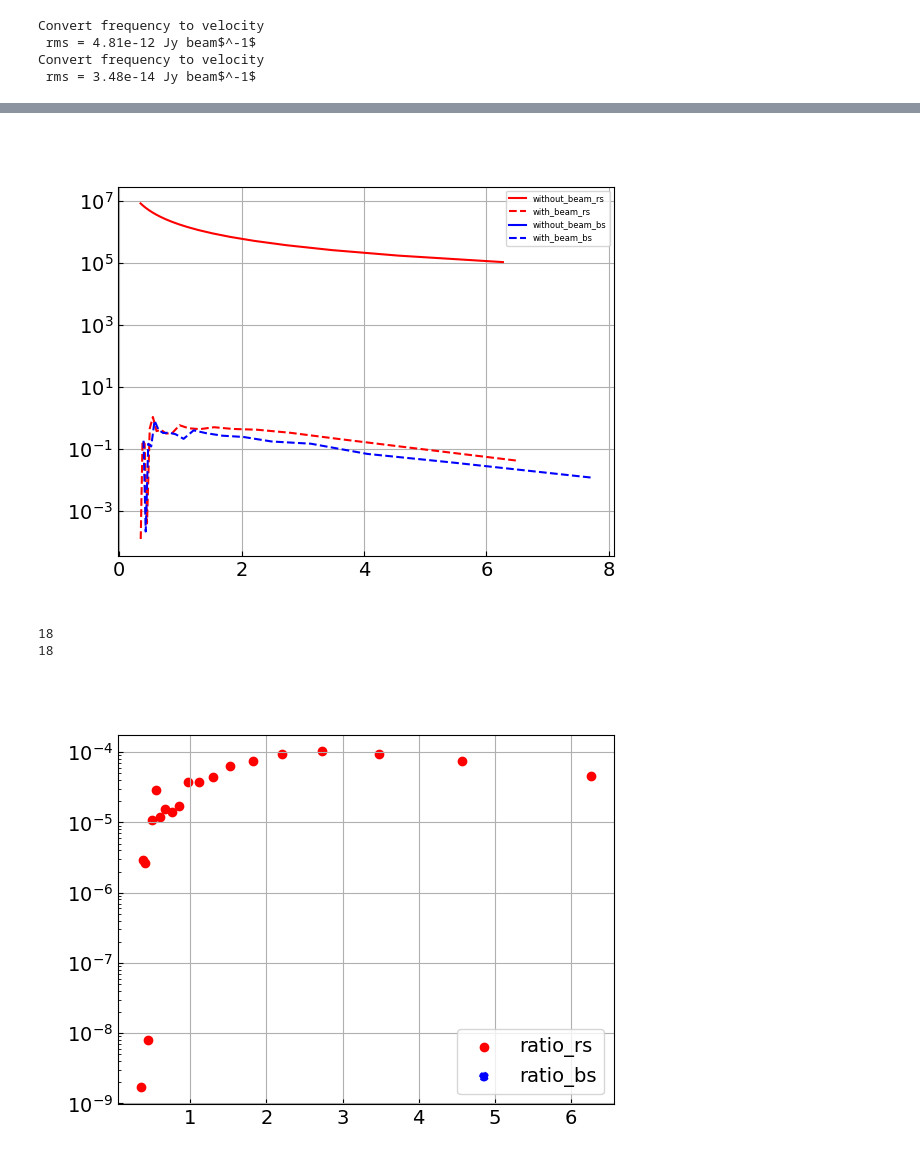
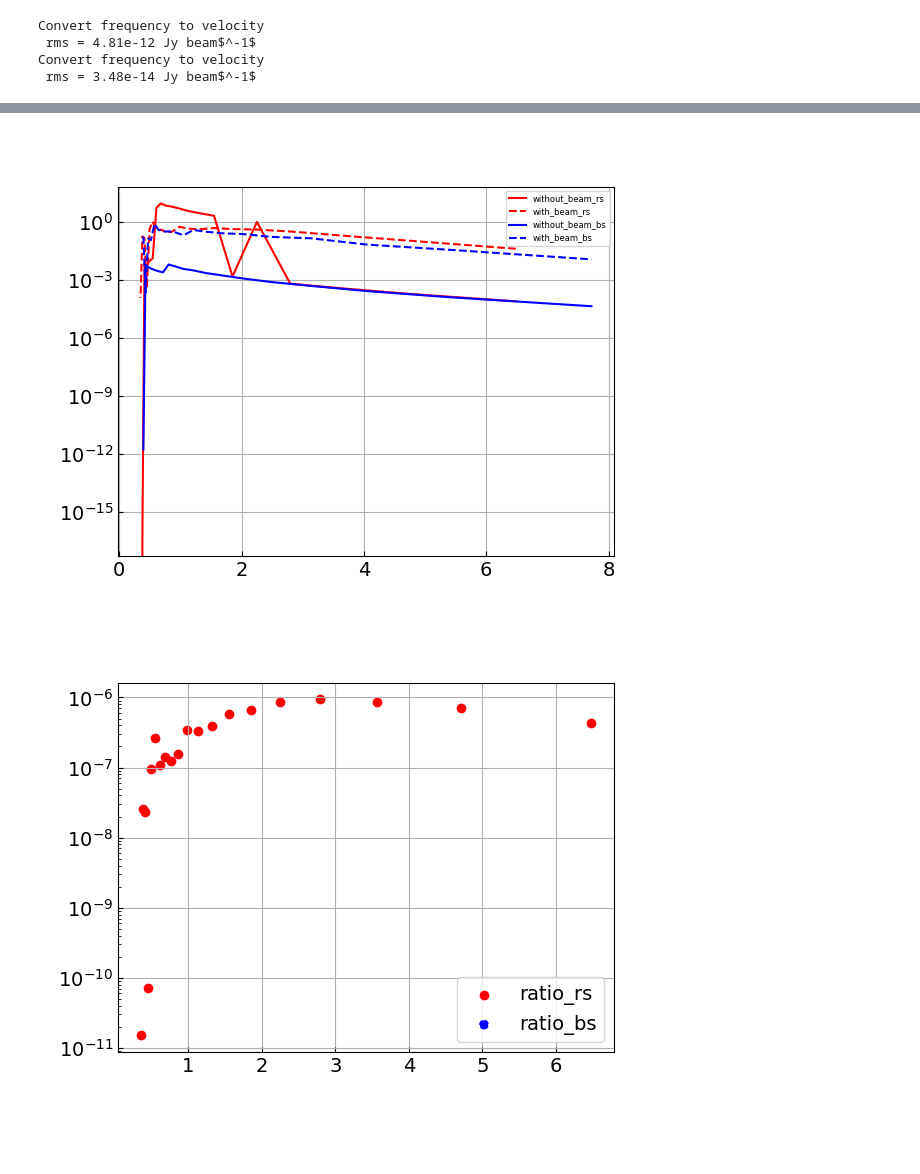
Before and after one commit to mihirtripathi97/DiskModel, a Jupyter notebook: Beam_dil_factor_calculator.ipynb, the cells around one changed output, grey strips where cells are left out. Saved outputs shown, nothing was run; the diff lists cells and outputs as text; code cells hidden in the pictures; blank space fills up the shorter version.

```diff
--- a/Beam_dil_factor_calculator.ipynb
+++ b/Beam_dil_factor_calculator.ipynb
@@ -69,52 +62,47 @@ pv_with_beam_fig = pv_with_beam.plot_pv(plot_curve=True, base_ctr_lvl= 0.1)
 # %%
 fig, axs = plt.subplots()
 
 def ssdisk(r, Ic, rc, gamma, beta = None):
     beta_p = gamma if beta is None else beta # - beta = - gamma - q
 
     I_cube = Ic * (r/rc)**(- beta_p) * np.exp(-(r/rc)**(2. - gamma))
 
     I_cube /= np.abs((0.06)*(0.06)) # per pixel to per arcsec^2
     I_cube *= np.pi/(4.*np.log(2.)) * 0.6 * 0.6 # per arcsec^2 --> per beam
 
     return I_cube
 
-Tb_pv_without_beam["Tb_on_point_rs"] = ssdisk(r=Tb_pv_without_beam["r_rs"],
-                                              Ic=1.,rc=600., beta=1.5, gamma=1.)
-Tb_pv_without_beam["Tb_on_point_bs"] = ssdisk(r=Tb_pv_without_beam["r_bs"],
-                                              Ic=1.,rc=600., beta=1.5, gamma=1.)
+#Tb_pv_without_beam["Tb_on_point_rs"] = ssdisk(r=Tb_pv_without_beam["r_rs"],
+                                              #Ic=1.,rc=600., beta=1.5, gamma=1.)
+#Tb_pv_without_beam["Tb_on_point_bs"] = ssdisk(r=Tb_pv_without_beam["r_bs"],
+                                              #Ic=1.,rc=600., beta=1.5, gamma=1.)
 
 axs.plot(Tb_pv_without_beam["r_rs"], Tb_pv_without_beam["Tb_on_point_rs"],
          label='without_beam_rs', c='r', ls = '-')
 axs.plot(Tb_pv_with_beam["r_rs"], Tb_pv_with_beam["Tb_on_point_rs"], label='with_beam_rs', c='r', ls = '--')
 
 axs.plot(-Tb_pv_without_beam["r_bs"], Tb_pv_without_beam["Tb_on_point_bs"], label='without_beam_bs', c='b', ls = '-')
 axs.plot(-Tb_pv_with_beam["r_bs"], Tb_pv_with_beam["Tb_on_point_bs"], label='with_beam_bs', c='b', ls = '--')
 axs.legend(prop={'size': 6})
 axs.grid()
 axs.set_yscale('log')
 plt.show()
 # %% [output]
-[figure, old version]
+[figure, new version]
 # %%
 red_factor = np.divide(Tb_pv_without_beam["Tb_on_point_rs"],Tb_pv_with_beam["Tb_on_point_rs"])
 
-
-print(len(Tb_pv_without_beam["Tb_on_point_bs"]))
-print(len(Tb_pv_with_beam["Tb_on_point_bs"][:18]))
-blue_factor = np.divide(Tb_pv_without_beam["Tb_on_point_bs"],Tb_pv_with_beam["Tb_on_point_bs"][:18])
+blue_factor = np.divide(Tb_pv_without_beam["Tb_on_point_bs"],Tb_pv_with_beam["Tb_on_point_bs"])
 
 fig, axs = plt.subplots()
 
 axs.scatter(Tb_pv_without_beam["r_rs"], 1/red_factor, label='ratio_rs', c='r', ls = '-')
 
-axs.scatter(-Tb_pv_with_beam["r_bs"][:18], 1/blue_factor, label='ratio_bs', c='b', ls = '--')
+axs.scatter(-Tb_pv_with_beam["r_bs"], 1/blue_factor, label='ratio_bs', c='b', ls = '--')
 
 axs.legend()
 axs.set_yscale('log')
 axs.grid()
 plt.show()
 # %% [output]
-18
-18
-[figure, old version]
+[figure, new version]
```
Also changed, not shown: parts of 2 cells of this notebook.
